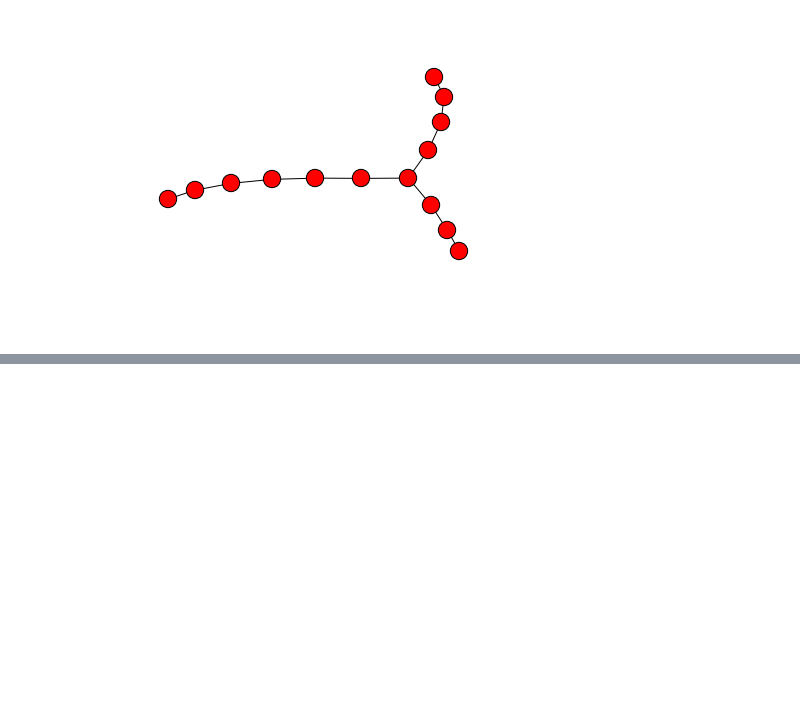
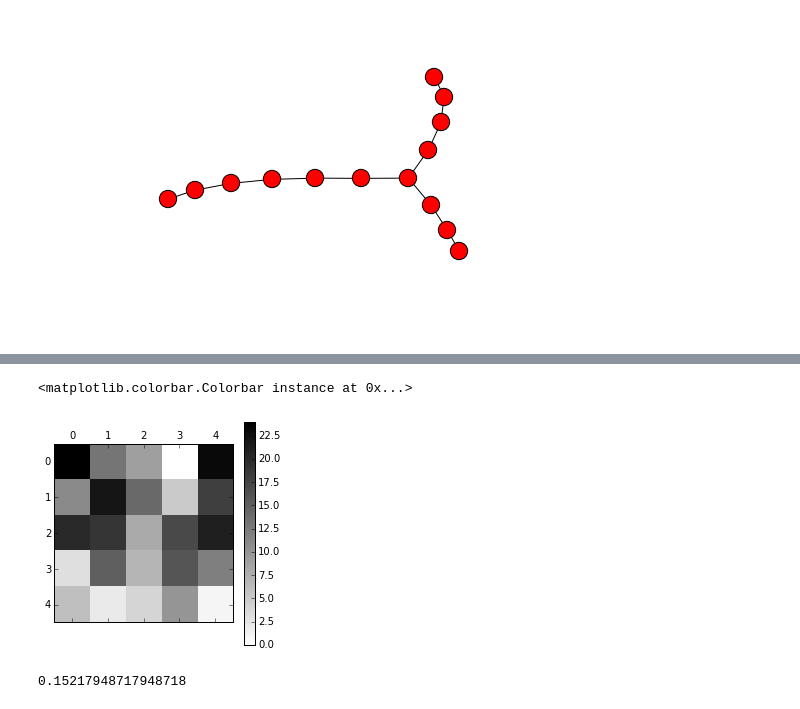
Before and after one commit to bcc2xp/geomining, a Jupyter notebook: 20151022Demo.ipynb, the cells around one changed output, grey strips where cells are left out. Saved outputs shown, nothing was run; the diff lists cells and outputs as text; code cells hidden in the pictures; blank space fills up the shorter version.

```diff
--- a/20151022Demo.ipynb
+++ b/20151022Demo.ipynb
@@ -294,0 +410,12 @@ paths = [ [[0,0], [0,1], [0,2], [0,3], [1,3], [1,4]] ,
+# %%
+matshow(yr, cmap=cm.gray_r)
+colorbar()
+# %% [output]
+<matplotlib.colorbar.Colorbar instance at 0x...>
+[figure, added]
+# %%
+w = ps.lat2W(5, 5)
+mr = ps.Moran(yr.flatten(), w)
+mr.I
+# %% [output]
+0.15217948717948718
```
Also changed, not shown: parts of 59 cells of this notebook.
